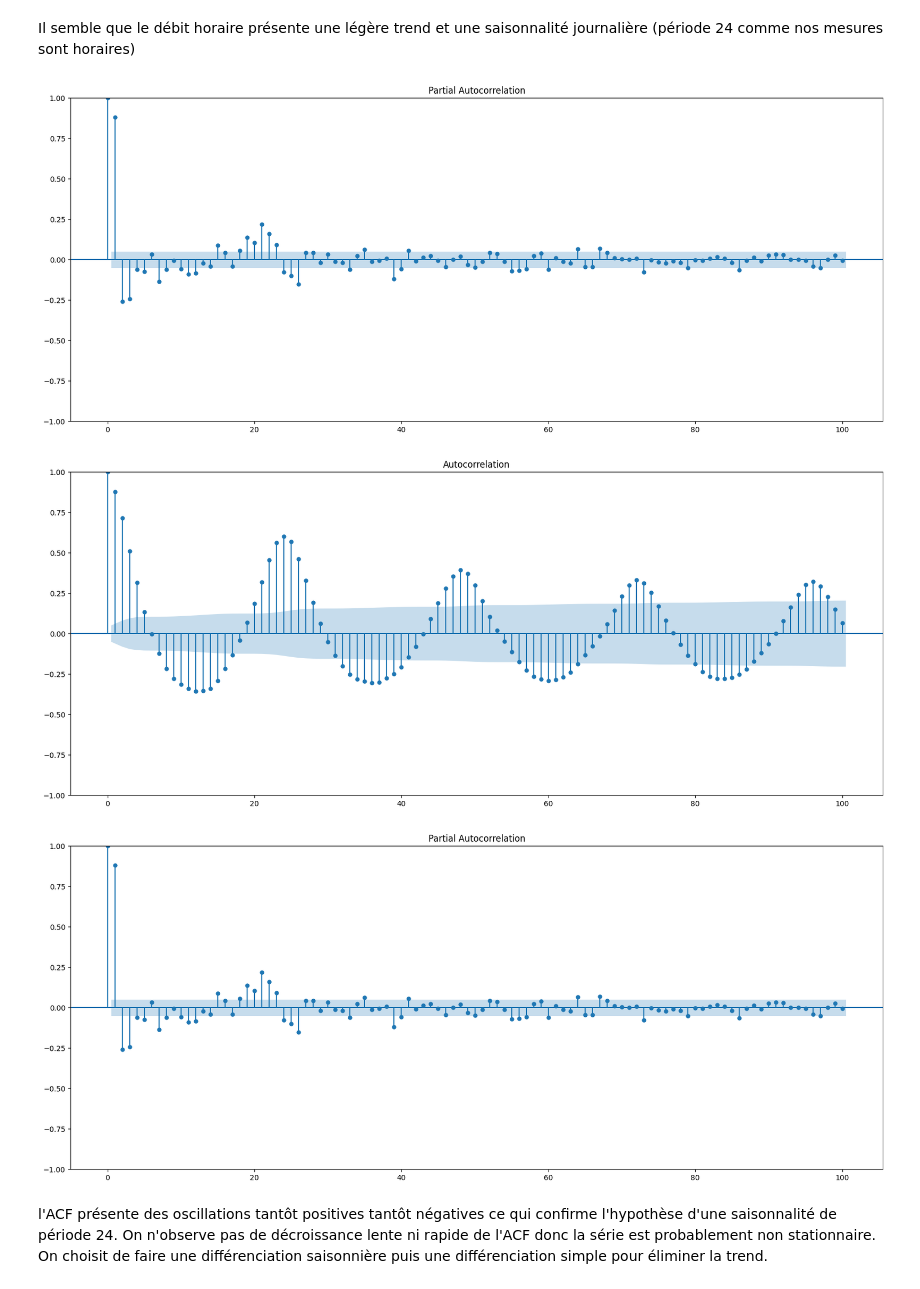
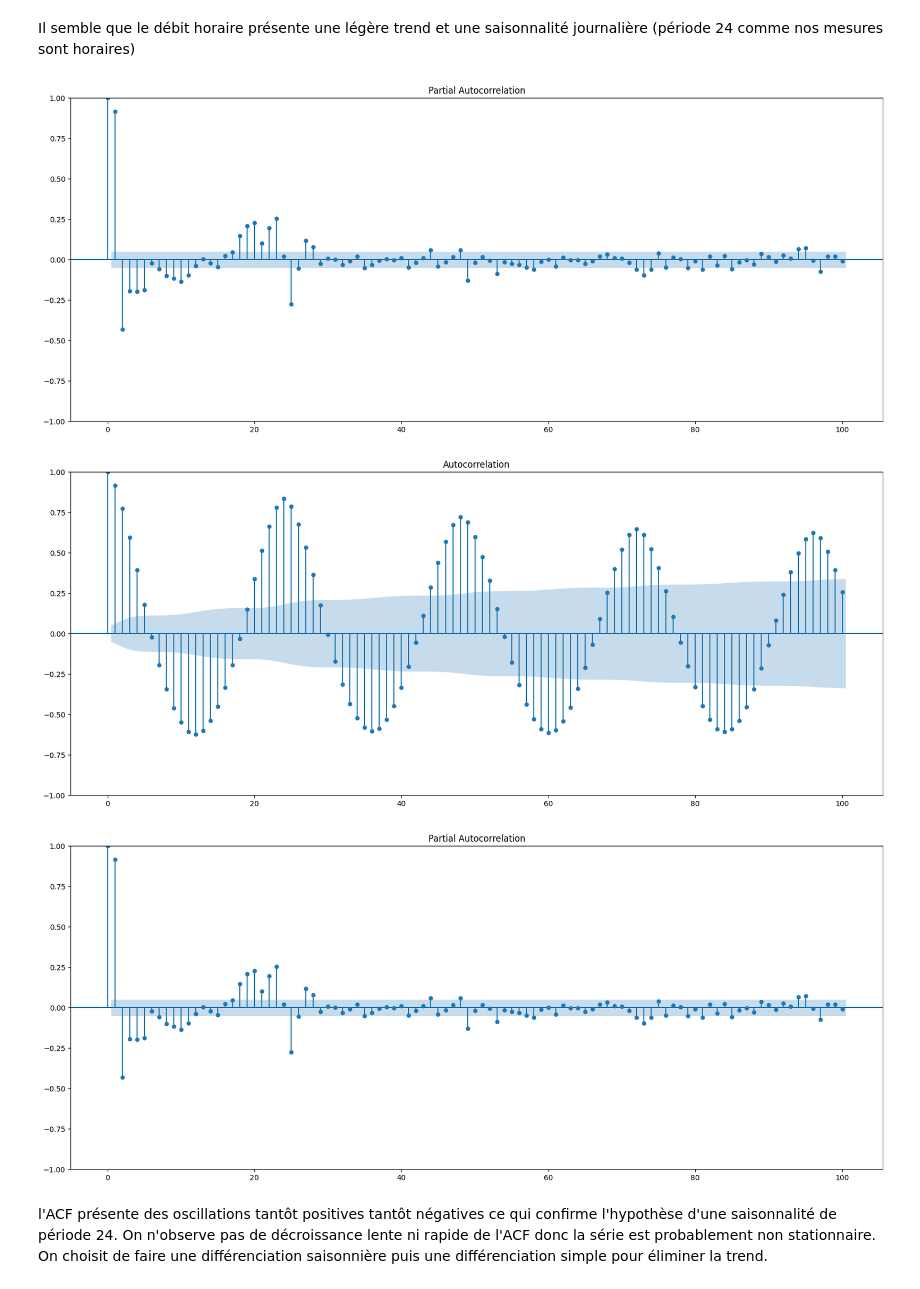
Before and after one commit to romainf28/datathon_gamma_livraisonCO, a Jupyter notebook: SARIMA.ipynb, the cells around one changed output. Cells and saved outputs as stored; diff of their text form; code cells hidden in the pictures.

```diff
--- a/SARIMA.ipynb
+++ b/SARIMA.ipynb
@@ -26,6 +26,6 @@ df_train_conv, df_test_conv = get_train_test(df_conv)
 # %% [markdown]
 ## Moyenne mobile du débit horaire sur fenêtre de 24h pour l'avenue des champs élysées
 # %%
-df_train_ce = set_indexes_for_timeseries(df_train_ce)
+df_train_sts = set_indexes_for_timeseries(df_train_sts)
 # %%
 
@@ -60,12 +60,12 @@ plt.show()
 # %% [markdown]
 Il semble que le débit horaire présente une légère trend et une saisonnalité journalière (période 24 comme nos mesures sont horaires)
 # %%
-plot_acf(df_train_ce[df_train_ce["Date"]>datetime(2022,10,1)]["Débit horaire"].dropna(),lags=100)
-plot_pacf(df_train_ce[df_train_ce["Date"]>datetime(2022,10,1)]["Débit horaire"].dropna(),lags=100)
+plot_acf(df_train_sts[df_train_sts["Date"]>datetime(2022,10,1)]["Débit horaire"].dropna(),lags=100)
+plot_pacf(df_train_sts[df_train_sts["Date"]>datetime(2022,10,1)]["Débit horaire"].dropna(),lags=100)
 # %% [output]
-[figure, old version]
+[figure, new version]
-[figure, old version]
+[figure, new version]
-[figure, old version]
+[figure, new version]
 # %% [markdown]
 l'ACF présente des oscillations tantôt positives tantôt négatives ce qui confirme l'hypothèse d'une saisonnalité de période 24.
 On n'observe pas de décroissance lente ni rapide de l'ACF donc la série est probablement non stationnaire. On choisit de faire une différenciation saisonnière puis une différenciation simple pour éliminer la trend.
```
Also changed, not shown: parts of 12 cells of this notebook, 2 other files.
